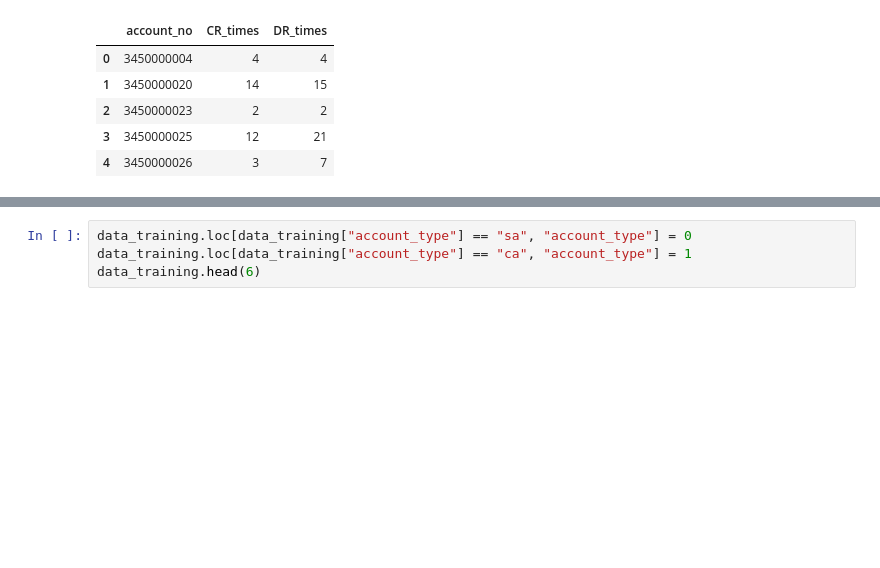
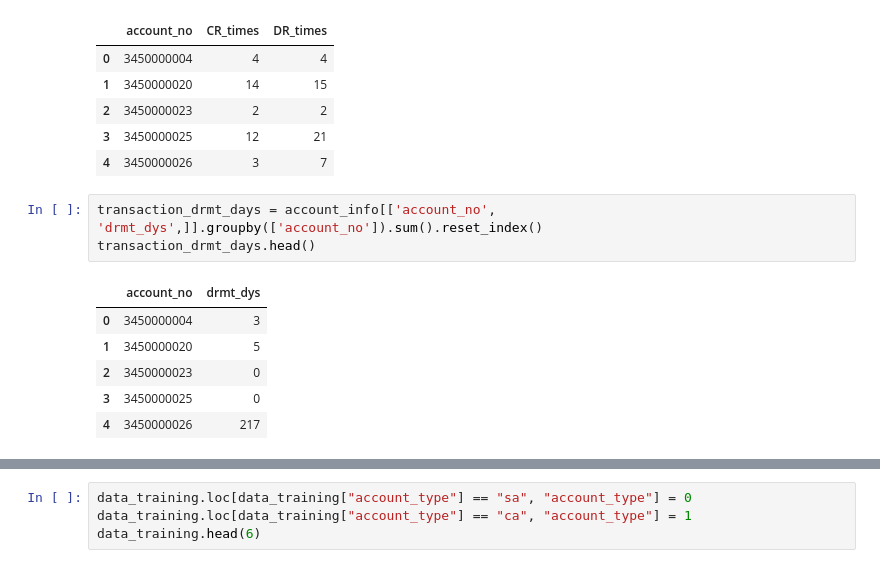
Before and after one commit to chawasit/Techjam-Data-Track-by-KBTG, a Jupyter notebook: 4/AccountTypePrediction-Mie.ipynb, the cells around one changed output, grey strips where cells are left out. Saved outputs shown, nothing was run; the diff lists cells and outputs as text; blank space fills up the shorter version.

```diff
--- a/4/AccountTypePrediction-Mie.ipynb
+++ b/4/AccountTypePrediction-Mie.ipynb
@@ -137,5 +137,15 @@ transaction_per_day_pivot_2.head()
 | 2 | 3450000023 | 2 | 2 |
 | 3 | 3450000025 | 12 | 21 |
 | 4 | 3450000026 | 3 | 7 |
+# %%
+transaction_drmt_days = account_info[['account_no', 'drmt_dys',]].groupby(['account_no']).sum().reset_index()
+transaction_drmt_days.head()
+# %% [output]
+|  | account_no | drmt_dys |
+| 0 | 3450000004 | 3 |
+| 1 | 3450000020 | 5 |
+| 2 | 3450000023 | 0 |
+| 3 | 3450000025 | 0 |
+| 4 | 3450000026 | 217 |
 # %%
 account_txn_summary = transaction_per_day_pivot.join(transaction_per_day_pivot_2.set_index('account_no'), on='account_no', how='left')
```
Also changed, not shown: parts of 8 cells of this notebook, 2 other files.
